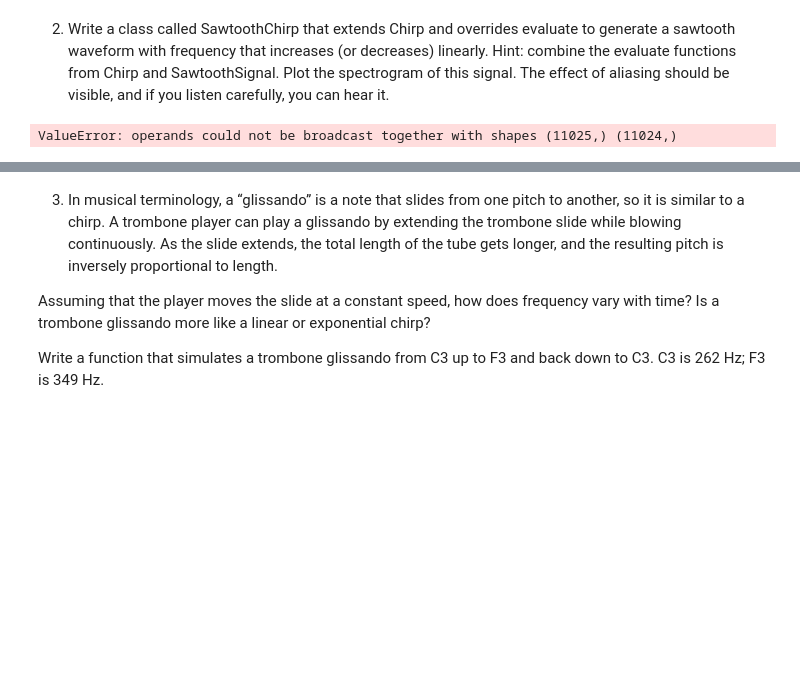
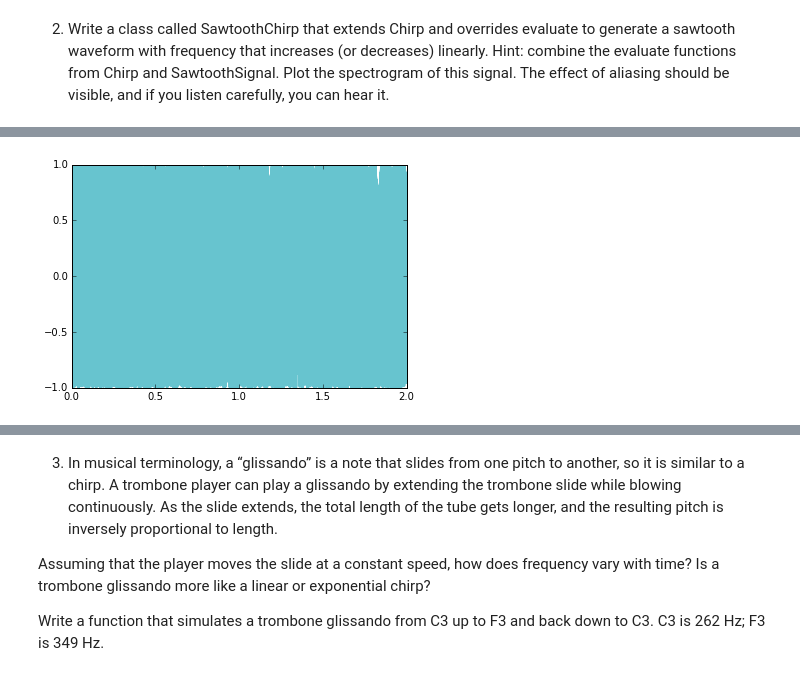
Before and after one commit to CaseyAlvarado/ThinkDSP, a Jupyter notebook: code/ps02.ipynb, the cells around one changed output, grey strips where cells are left out. Saved outputs shown, nothing was run; the diff lists cells and outputs as text; code cells hidden in the pictures; blank space fills up the shorter version.

```diff
--- a/code/ps02.ipynb
+++ b/code/ps02.ipynb
@@ -53,17 +53,13 @@ Plot the spectrogram of this signal. The effect of aliasing should be visible, a
 # %%
 class SawtoothChirp(thinkdsp.Chirp):
     def evaluate(self, ts):
-        freqs = numpy.linspace(self.start, self.end, len(ts)-1)
+        freqs = numpy.linspace(self.start, self.end, len(ts))
         A = 1/freqs
         ys  = 2*((ts/A) - numpy.floor(0.5 + (ts/A)))
         return ys
-
-        #cycles = self.freq * ts + self.offset / PI2
-        #frac, _ = numpy.modf(cycles)
-        #ys = normalize(unbias(frac), self.amp)
-        #return ys
-# %%
-st = SawtoothChirp(start = 440, end = 880, amp = 1).make_wave()
-st.plot()
-# %% [output]
-ValueError: operands could not be broadcast together with shapes (11025,) (11024,)
+# %%
+signal = SawtoothChirp(start=220, end=880)
+wave = signal.make_wave(duration=2, framerate=10000)
+wave.apodize()
+wave.make_audio()
+# %% [output]
@@ -69,0 +67 @@ ValueError: operands could not be broadcast together with shapes (11025,) (11024
+[figure, added]
```
Also changed, not shown: parts of 16 cells of this notebook.
